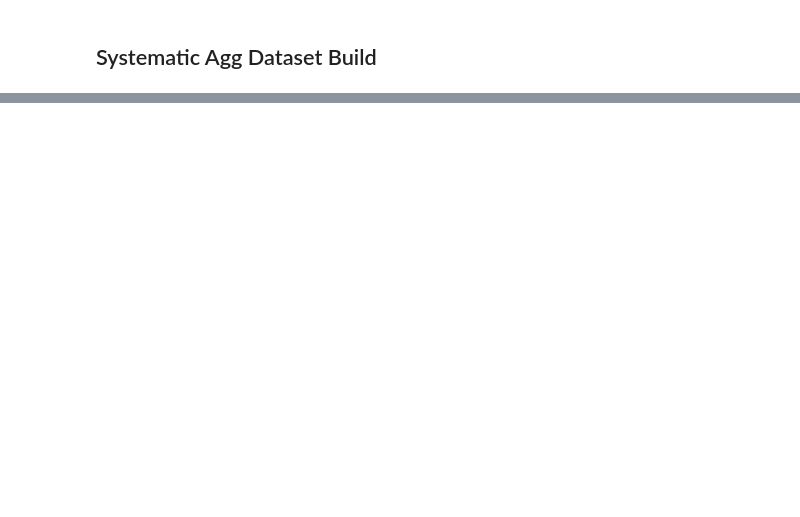
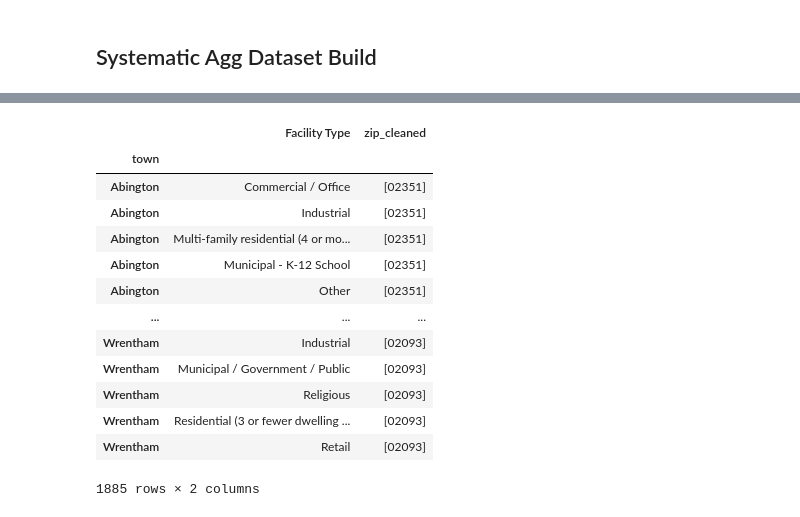
Before and after one commit to massenergize/rad_pipeline, a Jupyter notebook: notebooks/aggregation dev.ipynb, the cells around one changed output, grey strips where cells are left out. Saved outputs shown, nothing was run; the diff lists cells and outputs as text; code cells hidden in the pictures; blank space fills up the shorter version.

Commit message:
Complete draft of RAD metrics

```diff
--- a/notebooks/aggregation dev.ipynb
+++ b/notebooks/aggregation dev.ipynb
@@ -172,20 +256,0 @@ field_map = rp.FIELDS[source]
-# %%
-def summarize_ashp(df_cleaned: pd.DataFrame, locale_field: str) -> pd.DataFrame:
-    """
-
-    Output: DataFrame
-    - locale: str (e.g. "02186" or "Milton" or "Norfolk County")
-    - zipcodes: List[str], list of zipcodes contained in the locale  <- This is a function of locale and should be in a separate table
-    - technology: str (="Air-source Heat Pumps")
-    - sector: str (="Unknown")
-    - metric_name: str, The name of the metric (e.g. "Total Cost" or "Percent income support")
-    - value: decimal  (One could imagine wanting to compute metrics of non-numeric type, but we can deal with that separately)
-    - value_unit: str (e.g., Dollars, kWh, Count, BTU/h, etc)
-    - start_date: datetime, beginning of time period of aggregation
-    - end_date: datetime, end of time period of aggregation
-    - data_update_date: datetime, date of most recent update of data source
-    - data_source_id: int (identifier of raw data source metric was calculated from)
-    """
-    assert False
-
-df_cleaned = ashp_cleaned
@@ -414,0 +283,2 @@ my_list
+# %%
+groups = df_cleaned.groupby(["town", rp.FIELDS["Solar Panels"]["sector"]])
@@ -414,0 +289,3 @@ my_list
+# %%
+res = groups['zip_cleaned'].apply(lambda x: list(np.unique(x)))
+res
@@ -414,0 +306,17 @@ my_list
+# %%
+res.reset_index("Facility Type")
+# %% [output]
+|  | Facility Type | zip_cleaned |
+| town |  |  |
+| Abington | Commercial / Office | [02351] |
+| Abington | Industrial | [02351] |
+| Abington | Multi-family residential (4 or mo... | [02351] |
+| Abington | Municipal - K-12 School | [02351] |
+| Abington | Other | [02351] |
+| ... | ... | ... |
+| Wrentham | Industrial | [02093] |
+| Wrentham | Municipal / Government / Public | [02093] |
+| Wrentham | Religious | [02093] |
+| Wrentham | Residential (3 or fewer dwelling ... | [02093] |
+| Wrentham | Retail | [02093] |
+1885 rows × 2 columns
```
Also changed, not shown: parts of 50 cells of this notebook, 5 other files.
